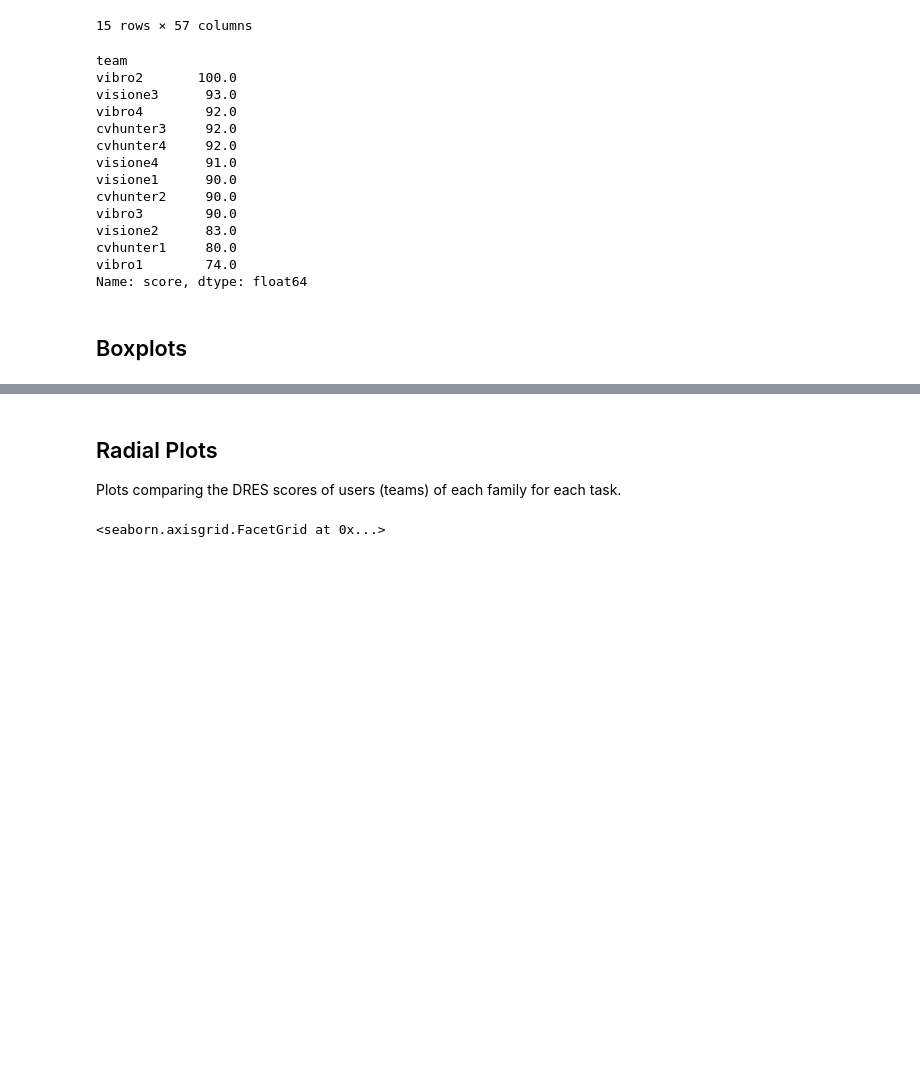
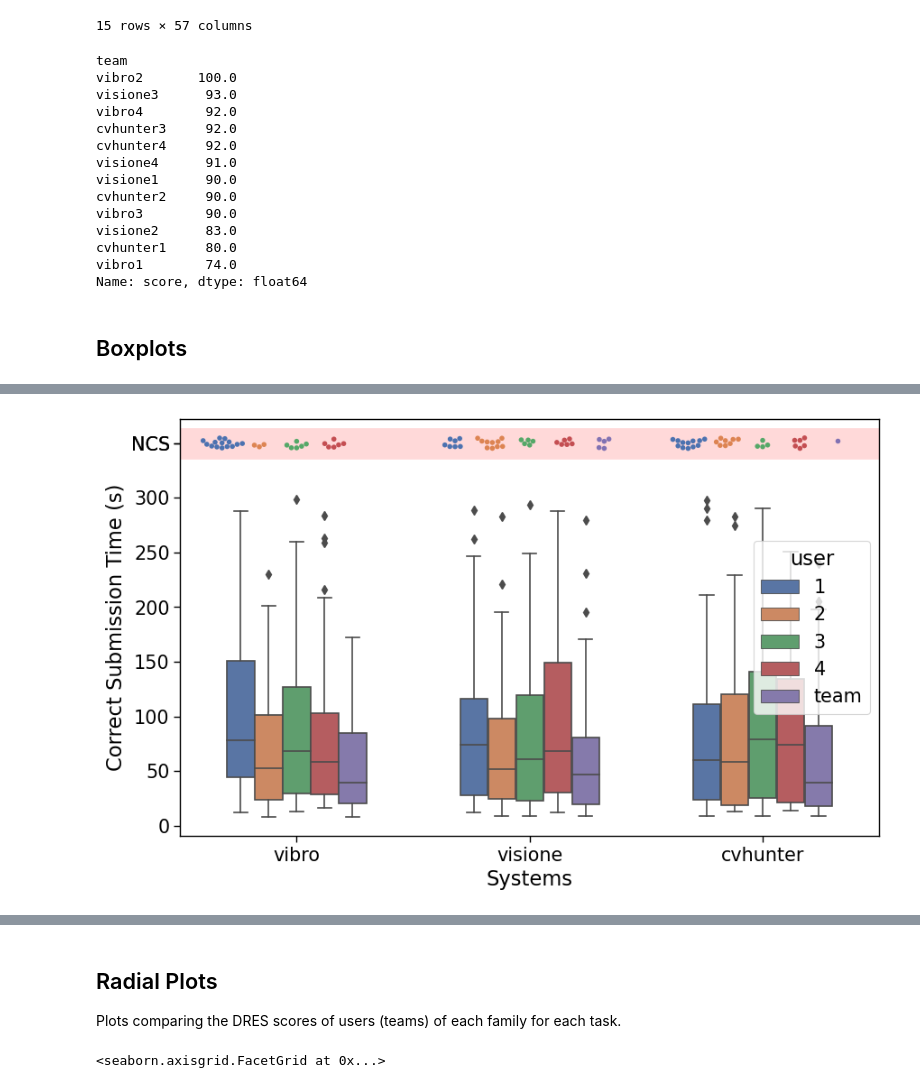
Before and after one commit to Visual-Computing/VBS22-Post-Evaluation, a Jupyter notebook: notebooks/Teams_Results_Analysis.ipynb, the cells around one changed output, grey strips where cells are left out. Saved outputs shown, nothing was run; the diff lists cells and outputs as text; code cells hidden in the pictures; blank space fills up the shorter version.

```diff
--- a/notebooks/Teams_Results_Analysis.ipynb
+++ b/notebooks/Teams_Results_Analysis.ipynb
@@ -335,0 +336,67 @@ Name: rank_video, dtype: int64
+# %%
+#x: system, #y: submission time boxplot with aggregated team
+doAggregate=True
+plot_column_name="time_correct_submission"
+figsize = [10, 6]
+max_records_plot=300
+where_missing_data_is = 350 #task end at 300 s
+
+#adding "all as a team" user with first correct submission
+df=df_results.copy(deep=True)
+df = df[[plot_column_name, "teamFamily", "user", "task"]]
+if doAggregate:
+    df2=df.copy(deep=True)
+    df2=df2.replace(-1,np.nan)
+    df2=df2.groupby(['teamFamily', 'task'])['time_correct_submission'].min().reset_index()
+    df2['user']='team'
+    df=pd.concat([df, df2])
+    df=df.replace(np.nan, -1)
+view = df[df[plot_column_name] != -1].groupby(['teamFamily', 'user']).agg('count')[plot_column_name]
+print(view) #checking if we can do a boxplot or if there are too many missing values
+
+#missing datapoints are set in some random lines after max_records_plot + k
+df.loc[df[plot_column_name] > max_records_plot, plot_column_name]=-1
+df['tcs']=df[plot_column_name]
+df.loc[df[plot_column_name] ==-1, "tcs"]=np.random.uniform(
+                where_missing_data_is -5,
+                where_missing_data_is + 5,
+                len(df.loc[df[plot_column_name] == -1]))
+
+# Initialize the figure with a logarithmic y axis
+f, ax = plt.subplots(figsize=figsize)
+
+sns.swarmplot(x="teamFamily", hue="user", y='tcs', data=df.loc[df[plot_column_name]==-1],size=4, dodge=True, alpha=1,order=["vibro", "visione", "cvhunter"], palette="deep")
+
+
+
+# select only some columns of interest
+df = df[[plot_column_name,"tcs", "teamFamily", "user", "task"]]
+df.sort_values(by=[plot_column_name])
+
+
+
+r = list(range(0, int(max_records_plot+1),50))
+r = r + [r[-1] + 50]
+ax.set_yticks([x for x in r] + [where_missing_data_is])
+ax.set_yticklabels([x for x in r] + [f'NCS'])
+#ax.yaxis.grid(True)
+
+
+# Plots boxplots
+#sns.
+sns.boxplot(x="teamFamily", hue="user", y='tcs', data=df[df[plot_column_name] != -1], width=.6, palette="deep", order=["vibro", "visione", "cvhunter"])
+
+
+#
+
+ax.axhline(y=where_missing_data_is, linewidth=25, color='r', alpha=0.15)
+ax.set(xlabel="Systems")
+ax.set(ylabel="Correct Submission Time (s)")
+
+handles, labels = ax.get_legend_handles_labels()
+ax.legend(handles[:5], labels[:5], title="user", loc="right")  # , ncol=2,)
+
+
+# sns.despine(trim=True, left=True)
+plt.savefig(f'{output_dir}/kis_{plot_column_name}_boxplot.pdf', format='pdf', bbox_inches="tight")
+# %% [output]
@@ -335,0 +420 @@ Name: rank_video, dtype: int64
+[figure, added]
```
Also changed, not shown: parts of 20 cells of this notebook.
